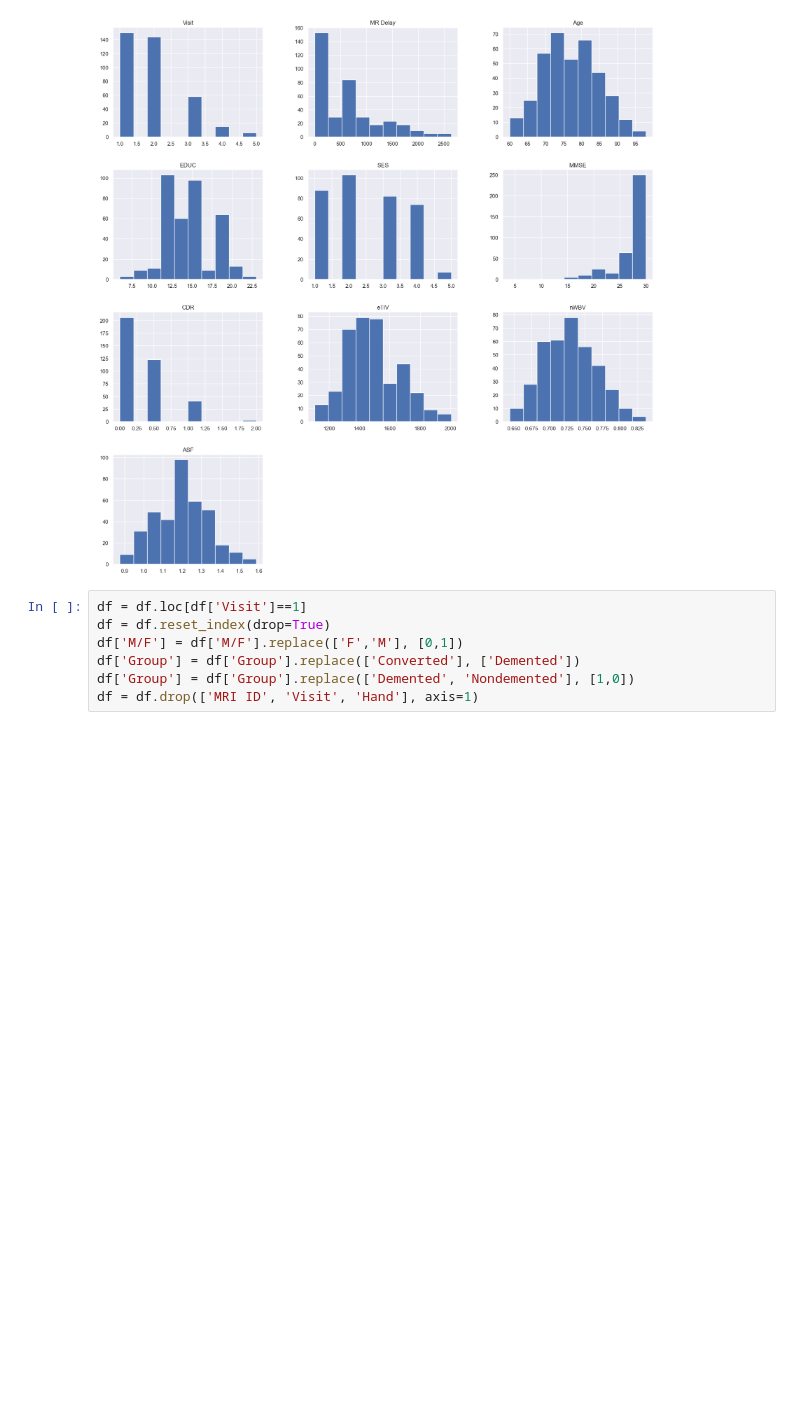
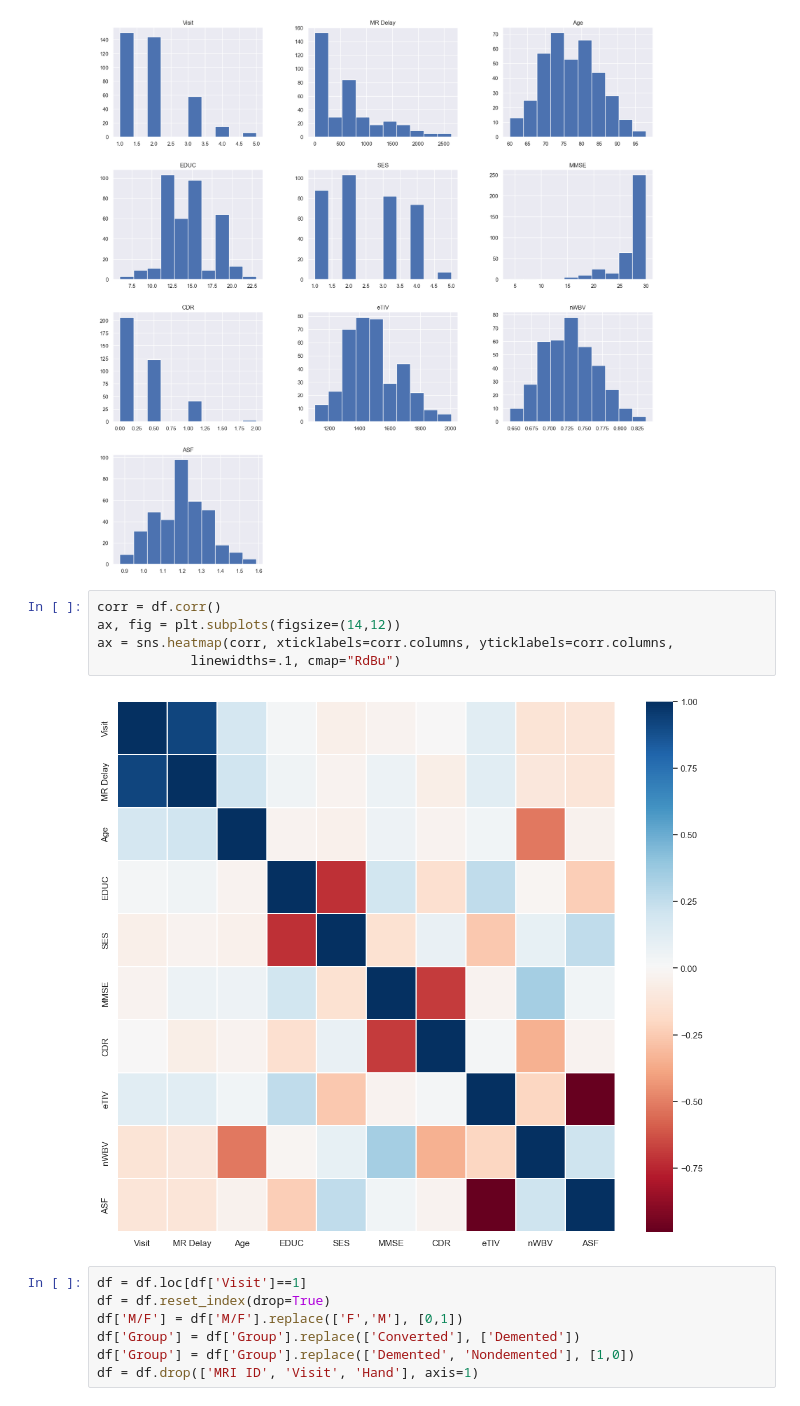
Before and after one commit to aleksey-khoroshavin/machine-learning-methods, a Jupyter notebook: alzheimer_detecting/alzheimer_detecting.ipynb, the cells around one changed output. Saved outputs shown, nothing was run; the diff lists cells and outputs as text; blank space fills up the shorter version.

```diff
--- a/alzheimer_detecting/alzheimer_detecting.ipynb
+++ b/alzheimer_detecting/alzheimer_detecting.ipynb
@@ -51,6 +51,13 @@ df.hist(figsize=(20,20))
 plt.show();
 # %% [output]
 [figure]
+# %%
+corr = df.corr()
+ax, fig = plt.subplots(figsize=(14,12))
+ax = sns.heatmap(corr, xticklabels=corr.columns, yticklabels=corr.columns,
+            linewidths=.1, cmap="RdBu")
+# %% [output]
+[figure, added]
 # %%
 df = df.loc[df['Visit']==1]
 df = df.reset_index(drop=True)
```
Also changed, not shown: 3 other files.
